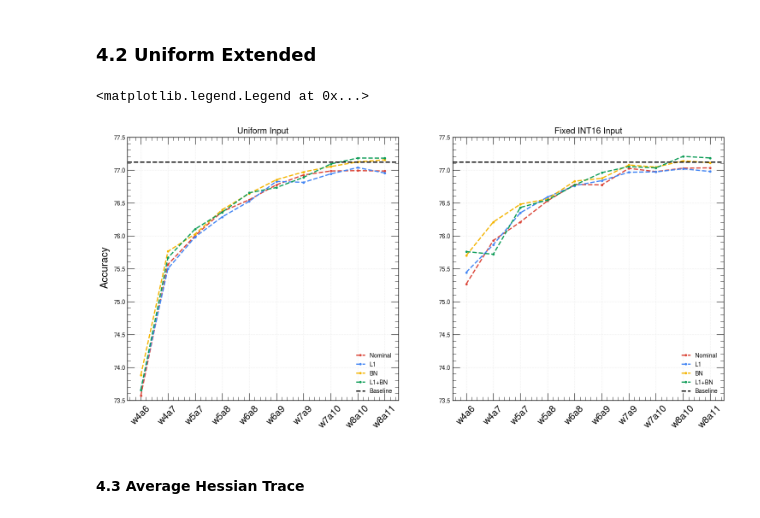
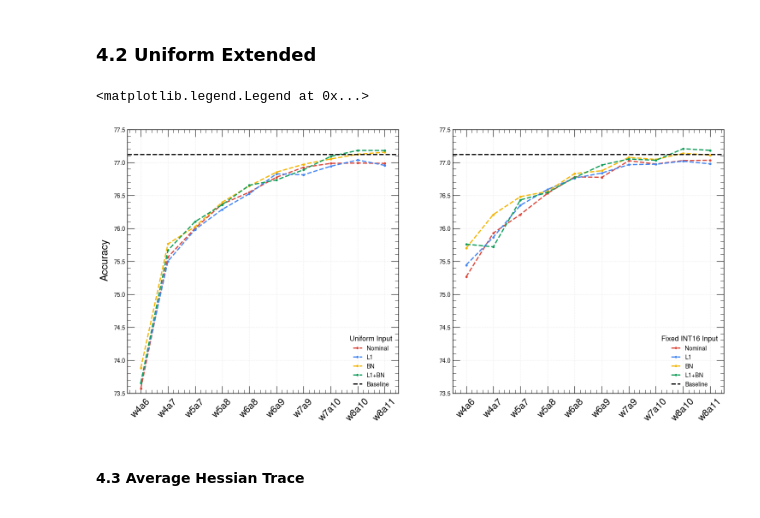
Before and after one commit to jicampos/hawq-hls4ml-figures, a Jupyter notebook: gen_figs.ipynb, the cells around one changed output. Cells and saved outputs as stored; diff of their text form; code cells hidden in the pictures.

Commit message:
Drop title

```diff
--- a/gen_figs.ipynb
+++ b/gen_figs.ipynb
@@ -115,38 +115,37 @@ ax.plot(d[3], '--.', label='BN', linewidth=linewidth, color=colors[2])
 ax.plot(d[4], '--.', label='L1+BN', linewidth=linewidth, color=colors[3])
 ax.hlines(y=77.12, xmin=xlim[0], xmax=xlim[1], label="Baseline", linestyle="--", linewidth=linewidth, color="black")
 
-ax.set_title('Uniform Input')
+# ax.set_title('Uniform Input')
 ax.set_xlim(xlim)
 ax.set_ylim(ylim)
 ax.set_xticks(xticks)
 ax.set_xticklabels(text_labels, fontsize=16, rotation=rotation)
 
 ax.grid(color=grid_color)
-ax.legend(loc=loc)
+ax.legend(loc=loc, title='Uniform Input')
 
 
 # 2nd subplot
 ax2 = fig.add_subplot(122)
 # ax2 = fig.add_axes([0, 0, 1, 1])
 ax2.plot(f[1], '--.', label='Nominal', linewidth=linewidth, color=colors[0])
 ax2.plot(f[2], '--.', label='L1', linewidth=linewidth, color=colors[1])
 ax2.plot(f[3], '--.', label='BN', linewidth=linewidth, color=colors[2])
 ax2.plot(f[4], '--.', label='L1+BN', linewidth=linewidth, color=colors[3])
 ax2.hlines(y=77.12, xmin=xlim[0], xmax=xlim[1], label="Baseline", linestyle="--", linewidth=linewidth, color="black")
 
-ax2.set_title('Fixed INT16 Input')
 ax2.set_xlim(xlim)
 ax2.set_ylim(ylim)
 ax2.set_xticks(xticks)
 ax2.set_xticklabels(text_labels, fontsize=16, rotation=rotation)  # https://stackabuse.com/rotate-axis-labels-in-matplotlib/
 
 ax2.grid(color=grid_color)
-ax2.legend(loc=loc)
+ax2.legend(loc=loc, title='Fixed INT16 Input')
 # ax2.set_xlabel("Bit Configuration", fontsize=16)
 # ax2.set_ylabel("Accuracy", fontsize=16)
 # %% [output]
 <matplotlib.legend.Legend at 0x...>
-[figure, old version]
+[figure, new version]
 # %% [markdown]
 #### 4.3 Average Hessian Trace
 # %%
```
